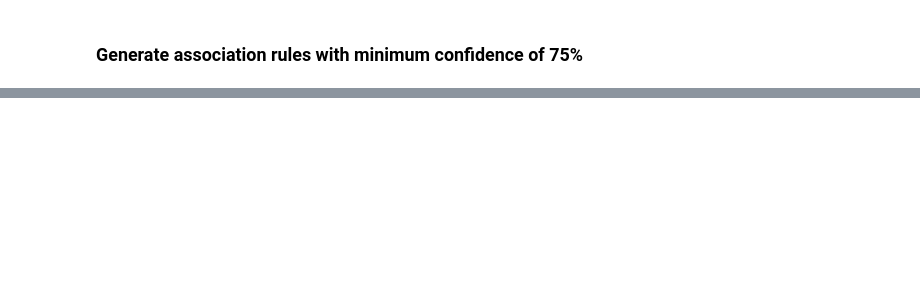
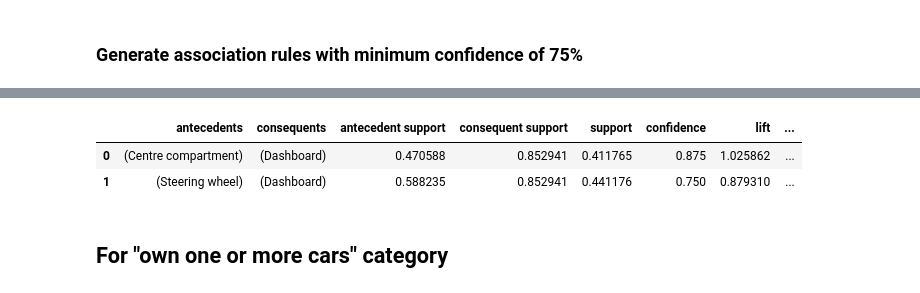
Before and after one commit to PatrickPetch/product-survey-data-analysis, a Jupyter notebook: tzeen_analysis.ipynb, the cells around one changed output, grey strips where cells are left out. Cells and saved outputs as stored; diff of their text form; code cells hidden in the pictures; blank space fills up the shorter version.

```diff
--- a/tzeen_analysis.ipynb
+++ b/tzeen_analysis.ipynb
@@ -225,0 +248,14 @@ Text(0.5, 0.98, 'Effect of Category on Interior Components to Customize')
+# %%
+data_temp = data['ExteriorComponents'][data['Category']!=category_list[2]]
+index_list = list(data_temp.index)
+exterior_data = [[]] * len(data_temp)
+
+for i in range(len(data_temp)):
+    if data_temp[index_list[i]] is not np.nan:
+        exterior_data[i] = data_temp[index_list[i]].split(';')
+    else:
+        exterior_data[i] = []
+
+te = TransactionEncoder()
+te_ary = te.fit(exterior_data).transform(exterior_data)
+exterior_df = pd.DataFrame(te_ary, columns=te.columns_)
@@ -225,0 +287,17 @@ Text(0.5, 0.98, 'Effect of Category on Interior Components to Customize')
+# %%
+data_temp = data['InteriorComponents'][data['Category']==category_list[2]]
+index_list = list(data_temp.index)
+interior_data = [[]] * len(data_temp)
+
+for i in range(len(data_temp)):
+    if data_temp[index_list[i]] is not np.nan:
+        interior_data[i] = data_temp[index_list[i]].split(';')
+    else:
+        interior_data[i] = []
+
+te = TransactionEncoder()
+te_ary = te.fit(interior_data).transform(interior_data)
+interior_df = pd.DataFrame(te_ary, columns=te.columns_)
+# %%
+frequent_itemsets = apriori(interior_df, min_support=0.4, use_colnames=True)
+frequent_itemsets
@@ -225,0 +311,9 @@ Text(0.5, 0.98, 'Effect of Category on Interior Components to Customize')
+# %%
+interior_association_rules = association_rules(frequent_itemsets, metric="confidence", min_threshold=0.75)
+interior_association_rules
+# %% [output]
+|  | antecedents | consequents | antecedent support | consequent support | support | confidence | lift | ... |
+| 0 | (Centre compartment) | (Dashboard) | 0.470588 | 0.852941 | 0.411765 | 0.875 | 1.025862 | ... |
+| 1 | (Steering wheel) | (Dashboard) | 0.588235 | 0.852941 | 0.441176 | 0.750 | 0.879310 | ... |
+# %% [markdown]
+## For "own one or more cars" category
```
Also changed, not shown: parts of 24 cells of this notebook.
